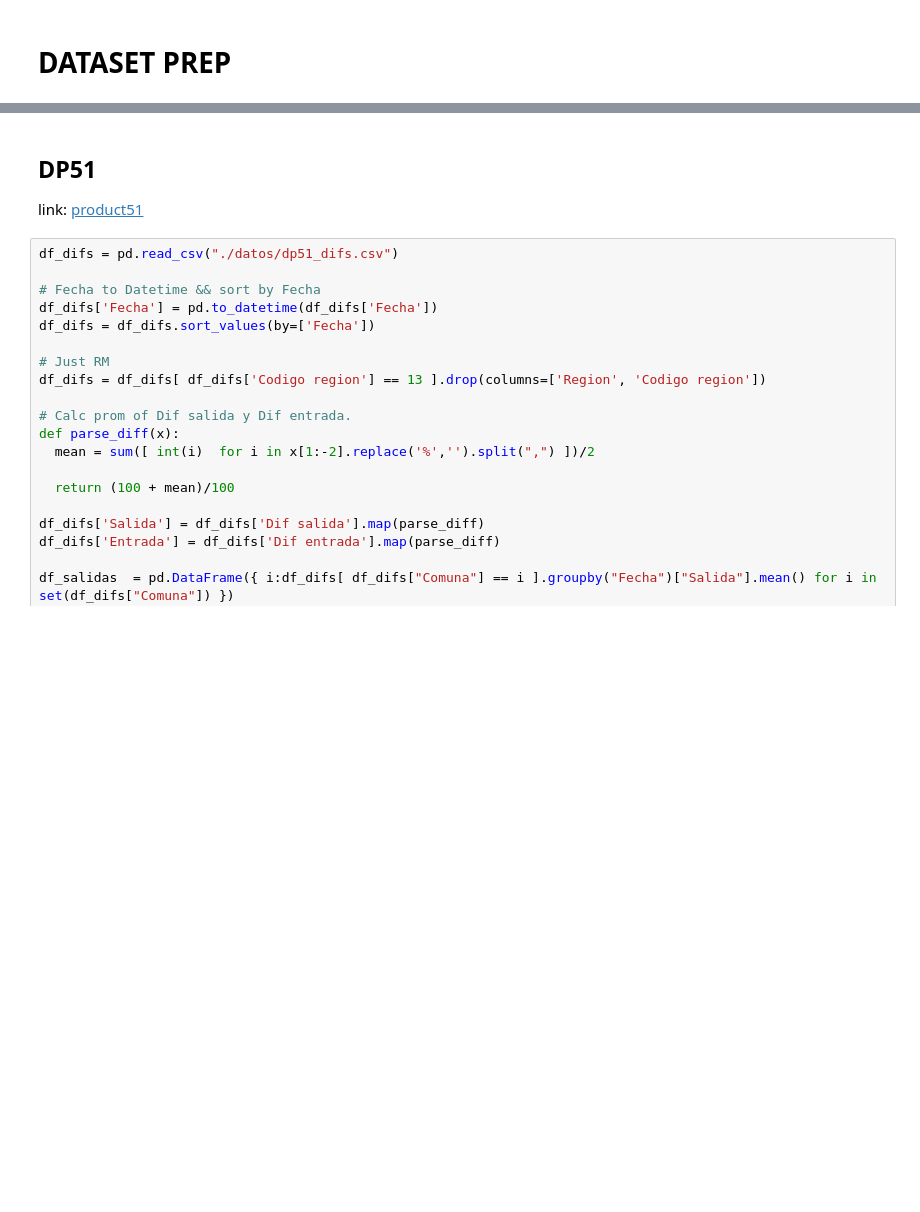
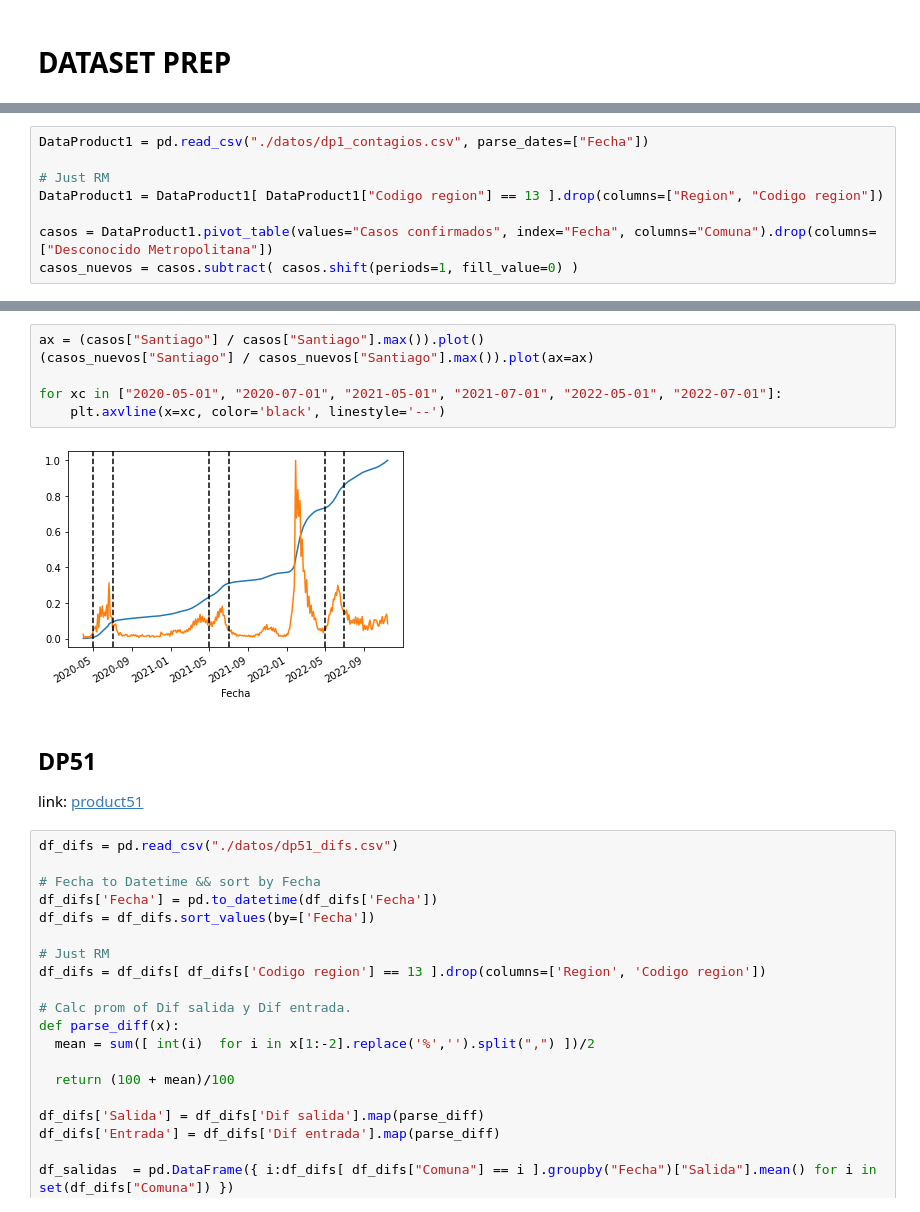
Before and after one commit to tanaxer01/mov-in-covid, a Jupyter notebook: index_calcs.ipynb, the cells around one changed output, grey strips where cells are left out. Saved outputs shown, nothing was run; the diff lists cells and outputs as text; blank space fills up the shorter version.

```diff
--- a/index_calcs.ipynb
+++ b/index_calcs.ipynb
@@ -24,0 +38,8 @@ for name, url in datasets.items():
+# %%
+DataProduct1 = pd.read_csv("./datos/dp1_contagios.csv", parse_dates=["Fecha"])
+
+# Just RM
+DataProduct1 = DataProduct1[ DataProduct1["Codigo region"] == 13 ].drop(columns=["Region", "Codigo region"])
+
+casos = DataProduct1.pivot_table(values="Casos confirmados", index="Fecha", columns="Comuna").drop(columns=["Desconocido Metropolitana"])
+casos_nuevos = casos.subtract( casos.shift(periods=1, fill_value=0) )
@@ -25,3 +55,11 @@ for name, url in datasets.items():
+# %%
+ax = (casos["Santiago"] / casos["Santiago"].max()).plot()
+(casos_nuevos["Santiago"] / casos_nuevos["Santiago"].max()).plot(ax=ax)
+
+for xc in ["2020-05-01", "2020-07-01", "2021-05-01", "2021-07-01", "2022-05-01", "2022-07-01"]:
+    plt.axvline(x=xc, color='black', linestyle='--')
+# %% [output]
+[figure, added]
 # %% [markdown]
 ## DP51
 link: [product51](https://github.com/MinCiencia/Datos-COVID19/tree/master/output/producto51)
```
Also changed, not shown: parts of 4 cells of this notebook.
